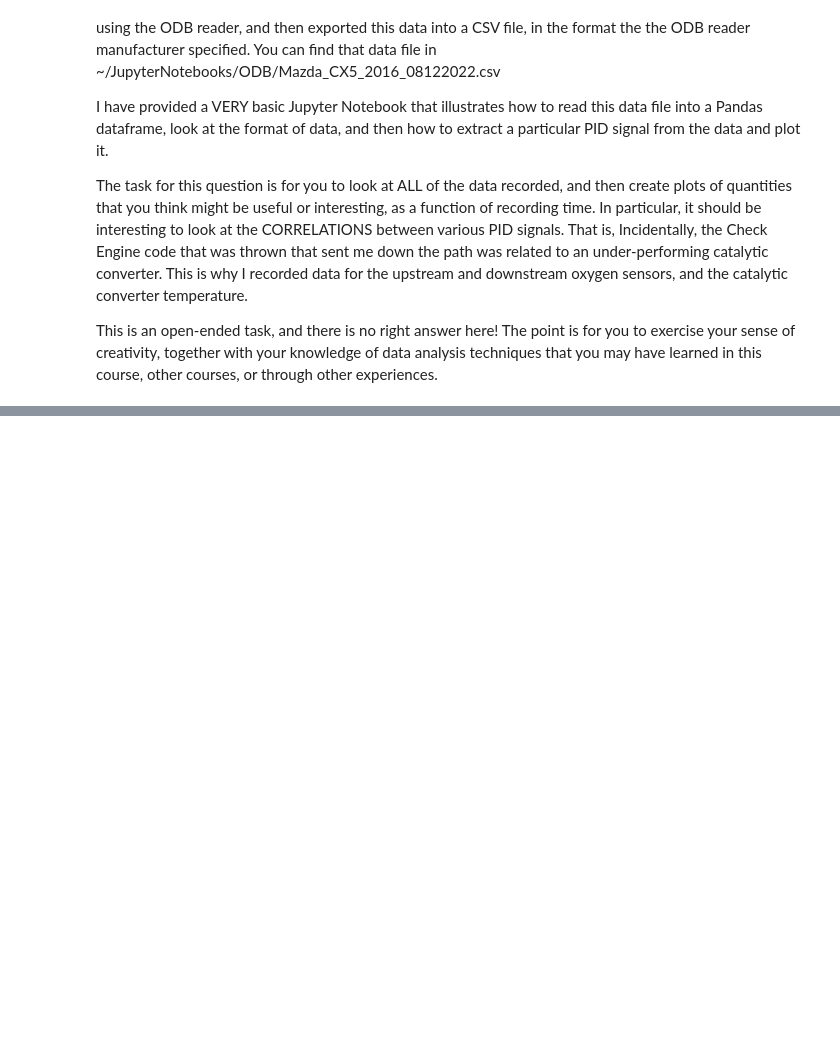
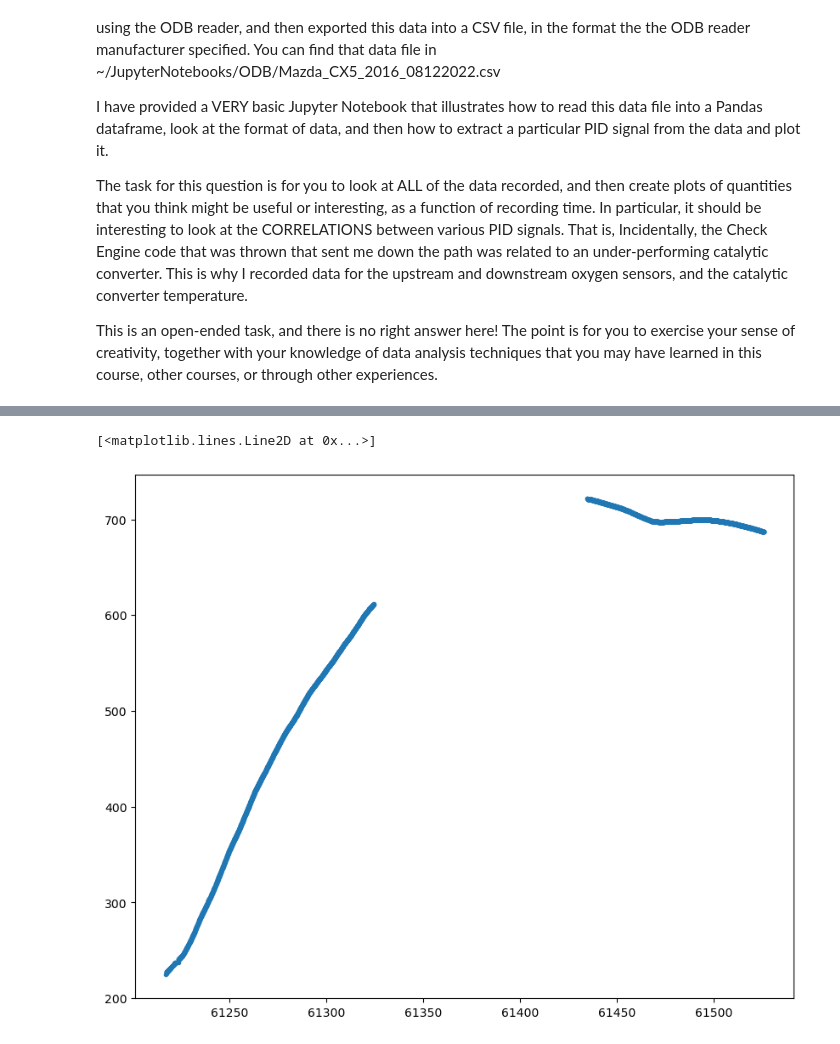
Before and after one commit to jakeb245/phys421, a Jupyter notebook: AssignmentTemplates/FinalProject.ipynb, the cells around one changed output, grey strips where cells are left out. Cells and saved outputs as stored; diff of their text form; code cells hidden in the pictures; blank space fills up the shorter version.

```diff
--- a/AssignmentTemplates/FinalProject.ipynb
+++ b/AssignmentTemplates/FinalProject.ipynb
@@ -381,3 +383,8 @@ I have provided a VERY basic Jupyter Notebook that illustrates how to read this
 The task for this question is for you to look at ALL of the data recorded, and then create plots of quantities that you think might be useful or interesting, as a function of recording time.  In particular, it should be interesting to look at the CORRELATIONS between various PID signals.  That is, Incidentally, the Check Engine code that was thrown that sent me down the path was related to an under-performing catalytic converter.  This is why I recorded data for the upstream and downstream oxygen sensors, and the catalytic converter temperature.
 
 This is an open-ended task, and there is no right answer here!  The point is for you to exercise your sense of creativity, together with your knowledge of data analysis techniques that you may have learned in this course, other courses, or through other experiences.
+# %%
+# Read in the file
+df = pd.read_csv('/Users/jakebuchanan/code/phys421/JupyterNotebooks/ODB/Mazda_CX5_2016_08122022.csv',delimiter=';')
+df.info()
+df.head(100)
@@ -383,0 +419,9 @@ This is an open-ended task, and there is no right answer here!  The point is for
+# %%
+# Plot something! Starting with the temperature of the catalytic converter...
+df2 = df.loc[df['PID'] == 'Catalyst temperature Bank 1 Sensor 1']
+
+fig = plt.figure()
+plt.plot(df2['SECONDS'], df2['VALUE'],'.')
+# %% [output]
+[<matplotlib.lines.Line2D at 0x...>]
+[figure, added]
```
Also changed, not shown: parts of 14 cells of this notebook.
